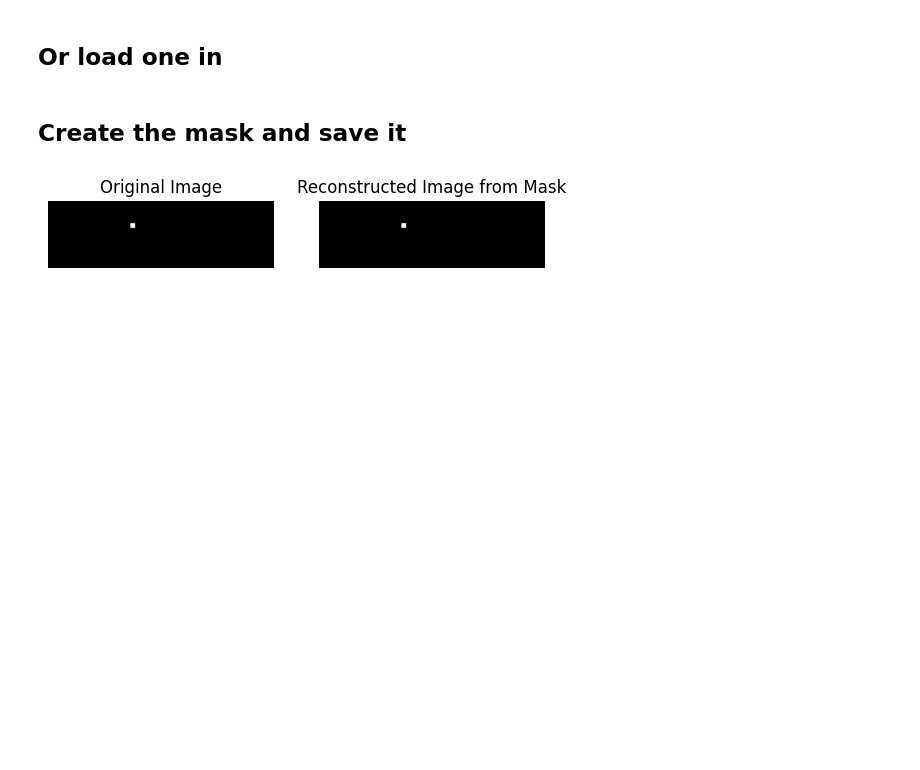
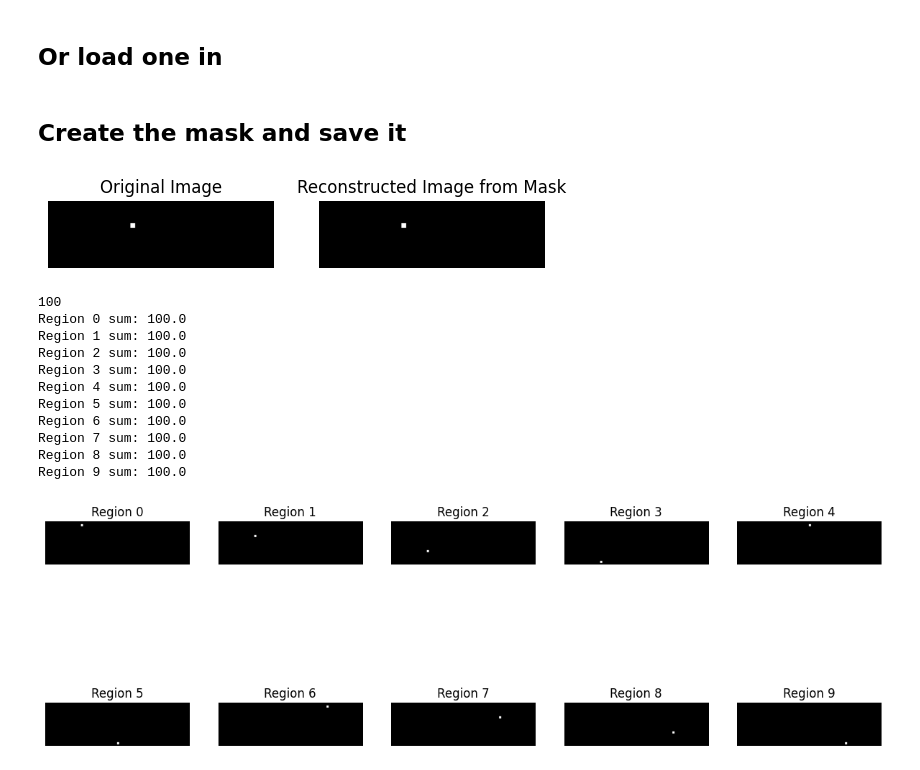
Before and after one commit to tsopeter/VM_NES_Training, a Jupyter notebook: img2mask.ipynb, the cells around one changed output. Saved outputs shown, nothing was run; the diff lists cells and outputs as text; code cells hidden in the pictures; blank space fills up the shorter version.

```diff
--- a/img2mask.ipynb
+++ b/img2mask.ipynb
@@ -139,3 +139,43 @@ plt.show()
 # %%
 # Save the mask
 np.save('source/Assets/custom_mask_single_large.npy', mask)
+# %%
+# Get the mask for mnist dataset
+import cv2
+import numpy as np
+from matplotlib import pyplot as plt
+mask = np.load('source/Assets/phy8.npy')
+
+# Increase the size of each region from 5x5 to 15x15
+R = 10
+K = R - 4
+for i in range(10):
+    mask[i, 0, :, :] = cv2.dilate(mask[i, 0, :, :], np.ones((K, K), np.uint8), iterations=1)
+
+print((5 + K - 1) ** 2)
+
+# Print sums
+for i in range(10):
+    print(f'Region {i} sum: {mask[i, 0, :, :].sum()}')
+
+# Visualize the mask
+plt.figure(figsize=(15, 6))
+for i in range(10):
+    plt.subplot(2, 5, i + 1)
+    plt.title(f'Region {i}')
+    plt.imshow(mask[i, 0, :, :], cmap='gray')
+    plt.axis('off')
+plt.show()
+# %% [output]
+100
+Region 0 sum: 100.0
+Region 1 sum: 100.0
+Region 2 sum: 100.0
+Region 3 sum: 100.0
+Region 4 sum: 100.0
+Region 5 sum: 100.0
+Region 6 sum: 100.0
+Region 7 sum: 100.0
+Region 8 sum: 100.0
+Region 9 sum: 100.0
+[figure, added]
```
Also changed, not shown: parts of 1 cell of this notebook, 11 other files.
